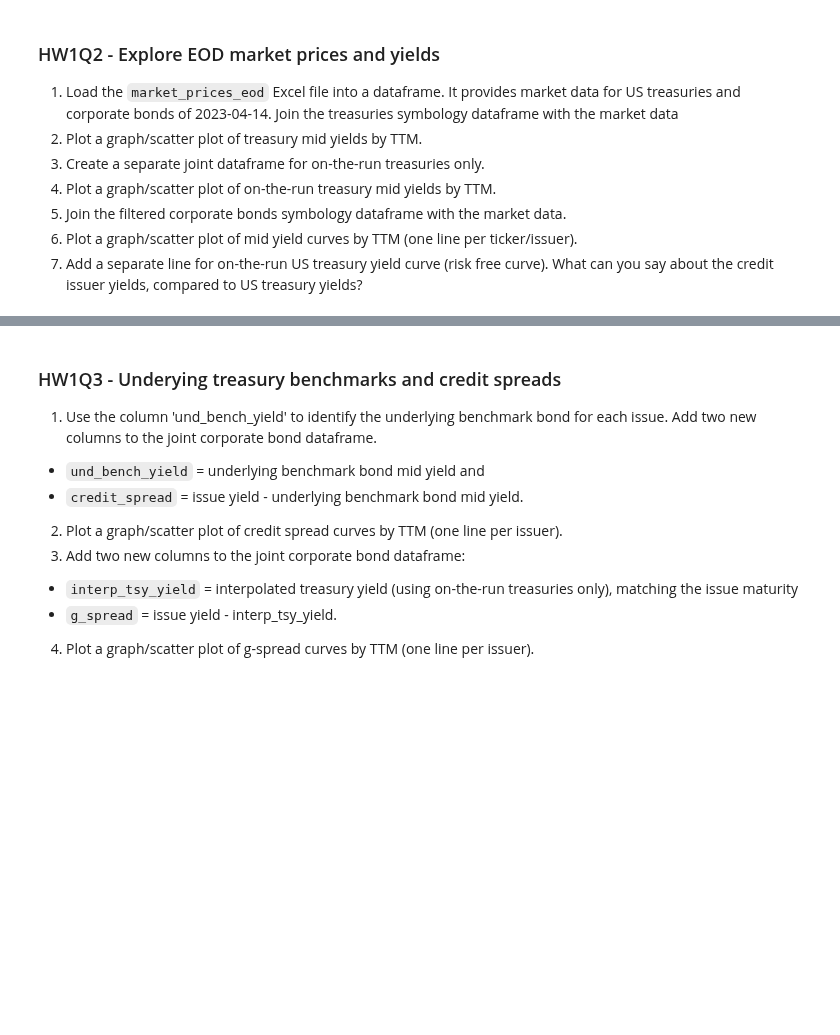
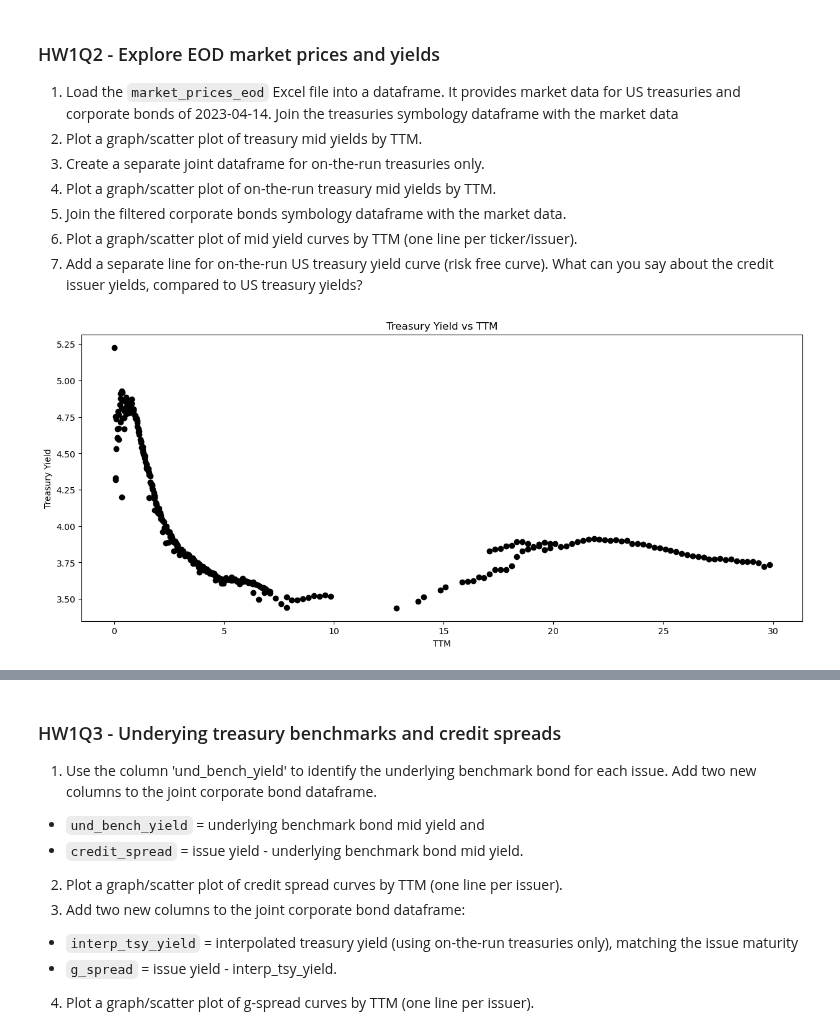
Before and after one commit to alanwake47/FINM-35700-Credit-Markets, a Jupyter notebook: final_exam/all_hws.ipynb, the cells around one changed output, grey strips where cells are left out. Cells and saved outputs as stored; diff of their text form; code cells hidden in the pictures; blank space fills up the shorter version.

```diff
--- a/final_exam/all_hws.ipynb
+++ b/final_exam/all_hws.ipynb
@@ -30,3 +59,17 @@ where,
 5. Join the filtered corporate bonds symbology dataframe with the market data.
 6. Plot a graph/scatter plot of mid yield curves by TTM (one line per ticker/issuer).
 7. Add a separate line for on-the-run US treasury yield curve (risk free curve). What can you say about the credit issuer yields, compared to US treasury yields?
+# %%
+md = pd.read_excel(os.path.join(mydir , 'data' , 'market_prices_eod.xlsx'))
+govt_symbology_md = pd.merge(govt_symbology, md, on='figi', how='inner', suffixes=('', '_y'))
+govt_symbology_md.rename(columns={'mid_clean': 'mid'}, inplace=True)
+govt_symbology_md['mid_yield'] = (govt_symbology_md['ask_yield'] + govt_symbology_md['bid_yield'])/2
+govt_symbology_md.sort_values(by=['mid_yield'], inplace=True)
+fig, ax = plt.subplots(figsize=(15, 6))
+ax.scatter(govt_symbology_md['TTM'], govt_symbology_md['mid_yield'], color='black')
+ax.set_xlabel('TTM')
+ax.set_ylabel('Treasury Yield')
+ax.set_title('Treasury Yield vs TTM')
+plt.show()
+# %% [output]
+[figure, added]
```
Also changed, not shown: parts of 14 cells of this notebook, 1 other file.
